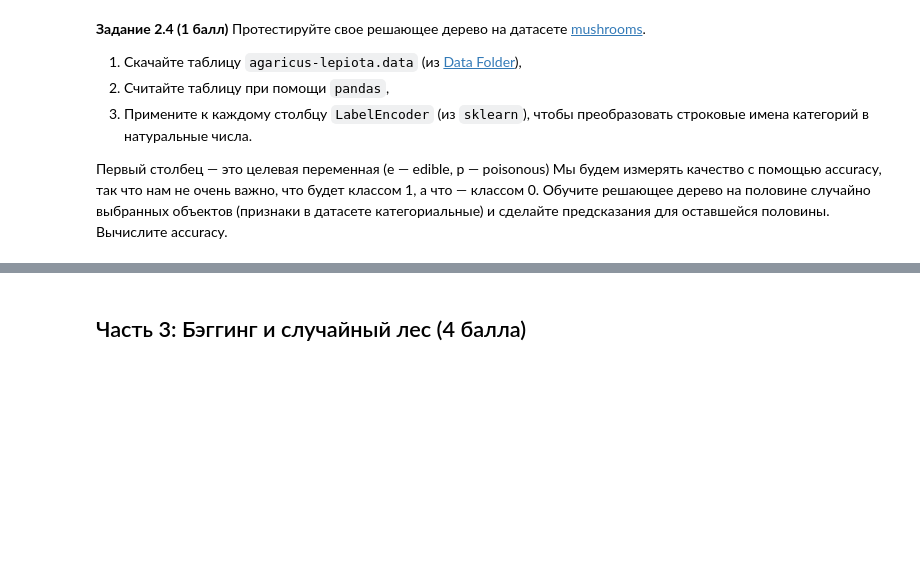
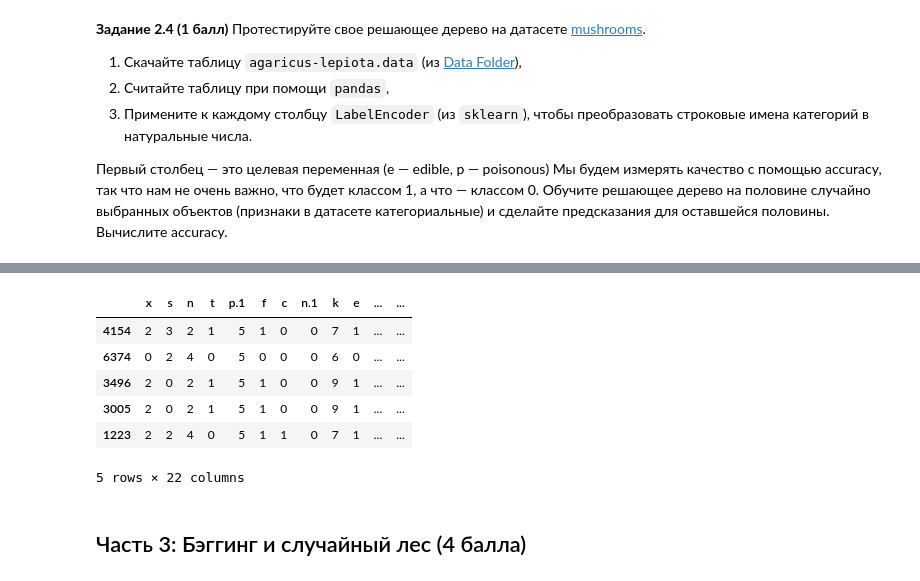
Before and after one commit to Bosbobos/IAD, a Jupyter notebook: MachineLeariningBasics/hw07_trees/hw07_trees_rf.ipynb, the cells around one changed output, grey strips where cells are left out. Drawn from its saved outputs; the diff is of its cells as text; code cells hidden in the pictures; blank space fills up the shorter version.

```diff
--- a/MachineLeariningBasics/hw07_trees/hw07_trees_rf.ipynb
+++ b/MachineLeariningBasics/hw07_trees/hw07_trees_rf.ipynb
@@ -419,0 +419,6 @@ TypeError: Axes.scatter() got multiple values for argument 'ax'
+# %%
+# ᕕ(╭ರ╭ ͟ʖ╮•́)⊃¤=(————
+mushroom = pd.read_csv('agaricus-lepiota.data')
+y = mushroom.iloc[:, 0]
+mushroom.drop(mushroom.columns[0], axis=1, inplace=True)
+mushroom.head(3)
@@ -420,3 +431,28 @@ TypeError: Axes.scatter() got multiple values for argument 'ax'
+# %%
+from sklearn.model_selection import train_test_split
+from sklearn.preprocessing import LabelEncoder
+
+train, test, train_y, test_y = train_test_split(mushroom, y, test_size=0.5, random_state=17, stratify=y)
+y_encoder = LabelEncoder()
+train_y = y_encoder.fit_transform(train_y)
+test_y = y_encoder.transform(test_y)
+
+for column in train.columns:
+    le = LabelEncoder()
+    train[column] = le.fit_transform(train[column])
+    test[column] = test[column].map(
+        lambda x: le.transform([x])[0] if x in le.classes_ else -1
+    )
+
+ds = DecisionTree()
+# %% [output]
+|  | x | s | n | t | p.1 | f | c | n.1 | k | e | ... | ... |
+| 4154 | 2 | 3 | 2 | 1 | 5 | 1 | 0 | 0 | 7 | 1 | ... | ... |
+| 6374 | 0 | 2 | 4 | 0 | 5 | 0 | 0 | 0 | 6 | 0 | ... | ... |
+| 3496 | 2 | 0 | 2 | 1 | 5 | 1 | 0 | 0 | 9 | 1 | ... | ... |
+| 3005 | 2 | 0 | 2 | 1 | 5 | 1 | 0 | 0 | 9 | 1 | ... | ... |
+| 1223 | 2 | 2 | 4 | 0 | 5 | 1 | 1 | 0 | 7 | 1 | ... | ... |
+5 rows × 22 columns
 # %% [markdown]
 ## Часть 3: Бэггинг и случайный лес (4 балла)
 # %% [markdown]
```
Also changed, not shown: parts of 6 cells of this notebook, 1 other file.
